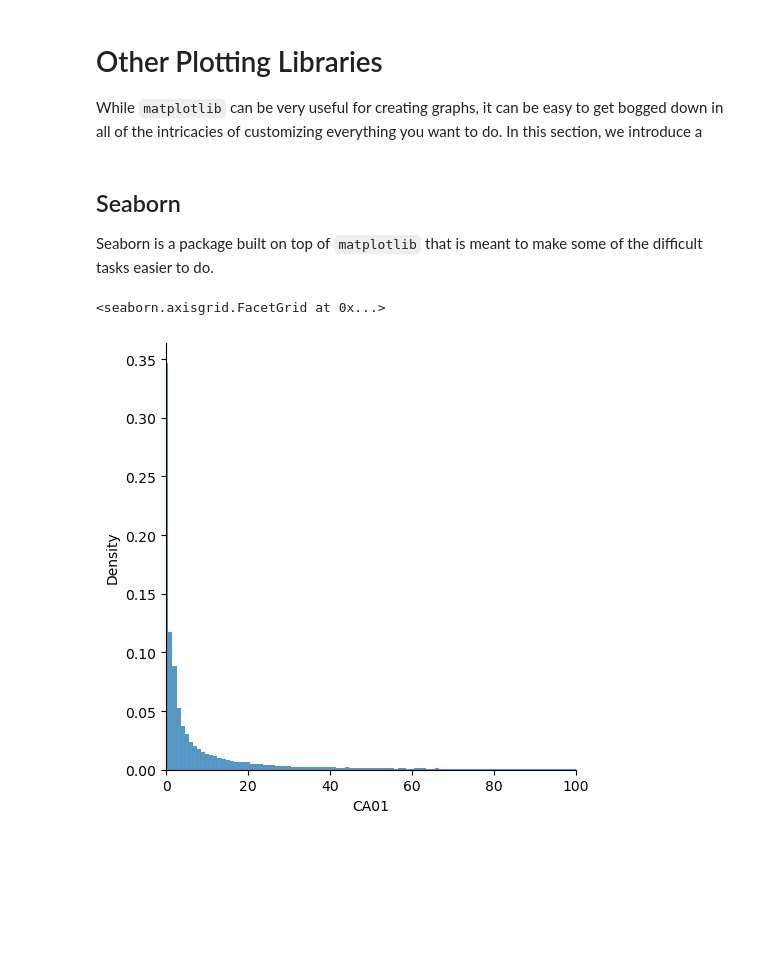
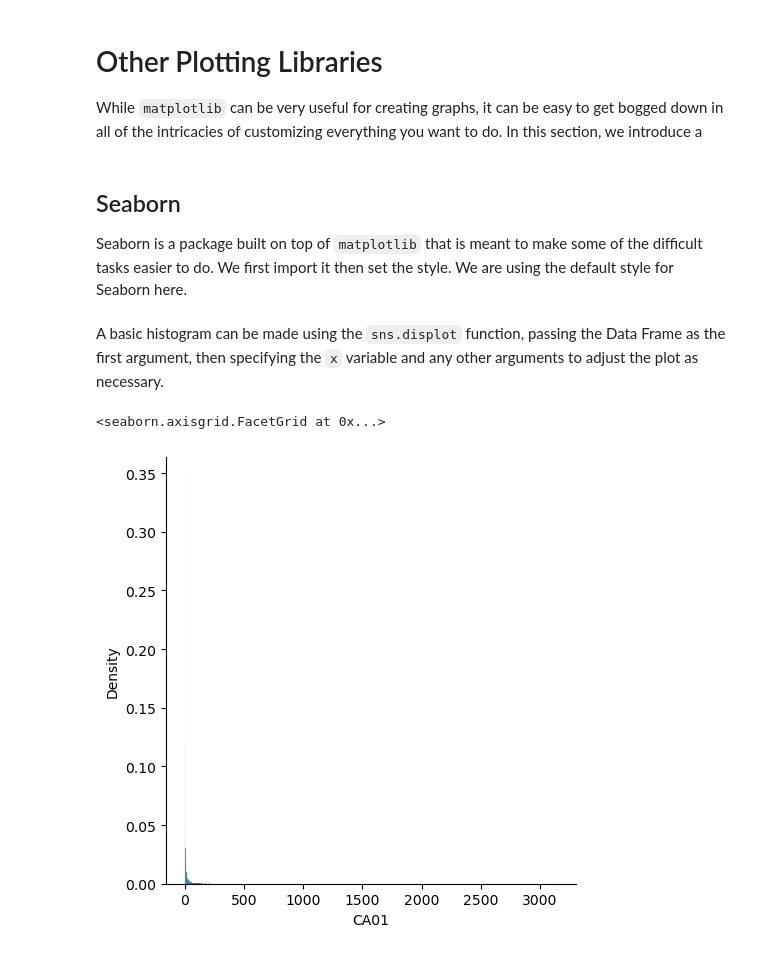
Before and after one commit to kimbrianj/Introduction-Python-SQL, a Jupyter notebook: content/04-visualizations/02-seaborn-ggplot.ipynb, the cells around one changed output. Saved outputs shown, nothing was run; the diff lists cells and outputs as text; code cells hidden in the pictures; blank space fills up the shorter version.

```diff
--- a/content/04-visualizations/02-seaborn-ggplot.ipynb
+++ b/content/04-visualizations/02-seaborn-ggplot.ipynb
@@ -14,5 +13,5 @@ While `matplotlib` can be very useful for creating graphs, it can be easy to get
 # %% [markdown]
 ## Seaborn
 
-Seaborn is a package built on top of `matplotlib` that is meant to make some of the difficult tasks easier to do.
+Seaborn is a package built on top of `matplotlib` that is meant to make some of the difficult tasks easier to do. We first import it then set the style. We are using the default style for Seaborn here.
 # %%
@@ -20,5 +21,7 @@ df_2015 = pd.read_csv('https://lehd.ces.census.gov/data/lodes/LODES7/md/wac/md_w
+# %% [markdown]
+A basic histogram can be made using the `sns.displot` function, passing the Data Frame as the first argument, then specifying the `x` variable and any other arguments to adjust the plot as necessary.
 # %%
-sns.displot(df_2015, x = 'CA01', stat="density", discrete=True).set(xlim=(0,100))
+sns.displot(df_2015, x = 'CA01', stat="density", discrete=True)
 # %% [output]
 <seaborn.axisgrid.FacetGrid at 0x...>
-[figure, old version]
+[figure, new version]
```
Also changed, not shown: parts of 11 cells of this notebook, 5 other files.
